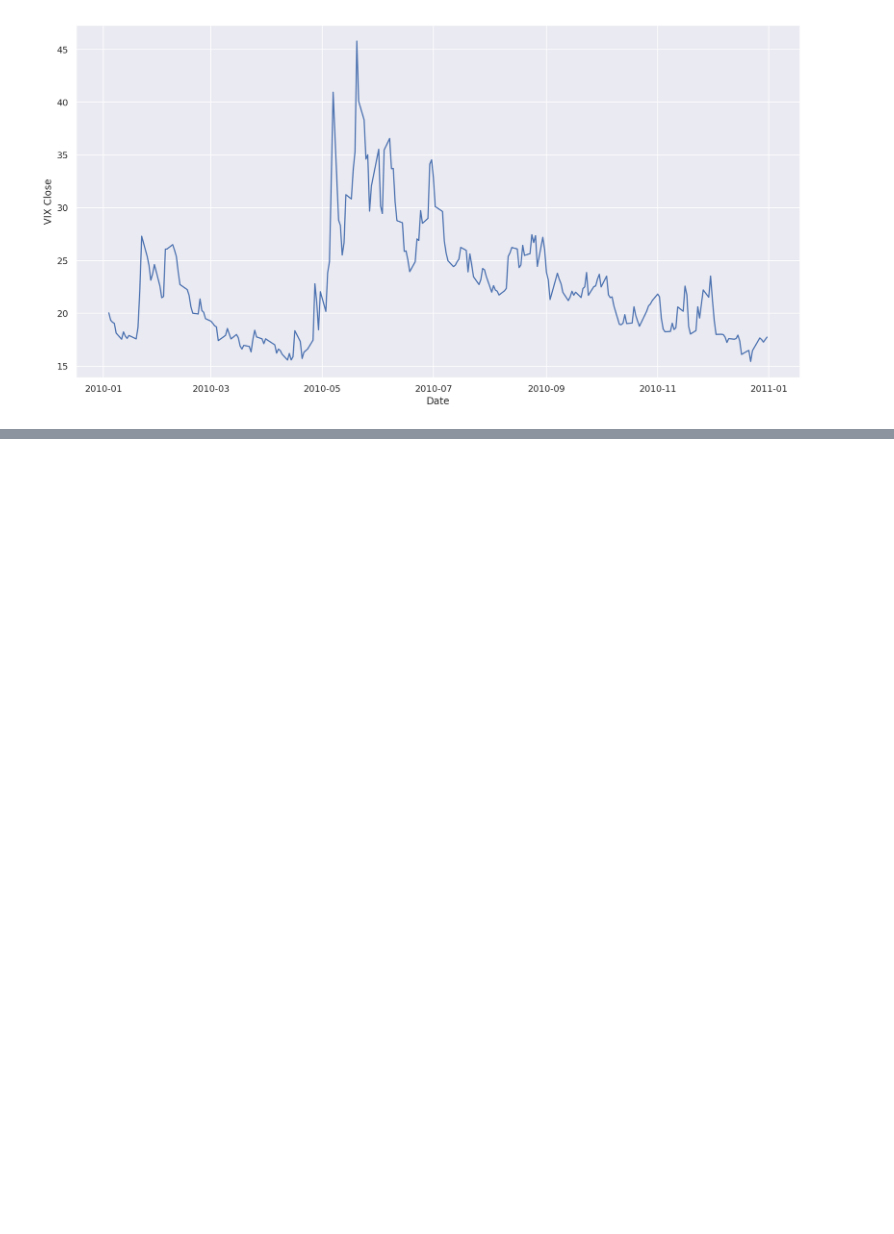
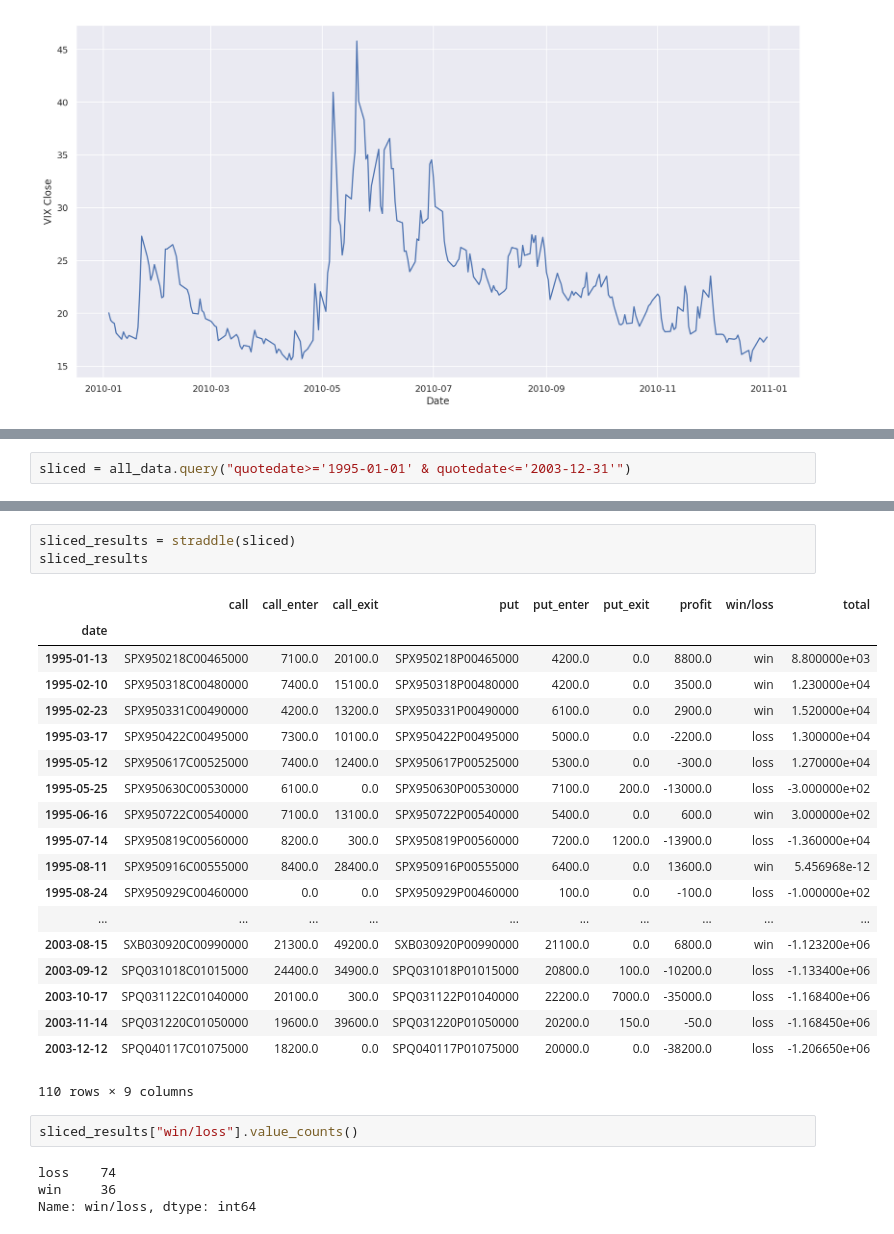
Before and after one commit to lambdaclass/finance_playground, a Jupyter notebook: notebooks/0.3-metdinov-exploring-options-strategies.ipynb, the cells around one changed output, grey strips where cells are left out. Cells and saved outputs as stored; diff of their text form; blank space fills up the shorter version.

```diff
--- a/notebooks/0.3-metdinov-exploring-options-strategies.ipynb
+++ b/notebooks/0.3-metdinov-exploring-options-strategies.ipynb
@@ -160,0 +226,2 @@ sns.lineplot(x=vix_2010.index, y="VIX Close", data=vix_2010)
+# %%
+sliced = all_data.query("quotedate>='1995-01-01' & quotedate<='2003-12-31'")
@@ -160,0 +246,29 @@ sns.lineplot(x=vix_2010.index, y="VIX Close", data=vix_2010)
+# %%
+sliced_results = straddle(sliced)
+sliced_results
+# %% [output]
+|  | call | call_enter | call_exit | put | put_enter | put_exit | profit | win/loss | total |
+| date |  |  |  |  |  |  |  |  |  |
+| 1995-01-13 | SPX950218C00465000 | 7100.0 | 20100.0 | SPX950218P00465000 | 4200.0 | 0.0 | 8800.0 | win | 8.800000e+03 |
+| 1995-02-10 | SPX950318C00480000 | 7400.0 | 15100.0 | SPX950318P00480000 | 4200.0 | 0.0 | 3500.0 | win | 1.230000e+04 |
+| 1995-02-23 | SPX950331C00490000 | 4200.0 | 13200.0 | SPX950331P00490000 | 6100.0 | 0.0 | 2900.0 | win | 1.520000e+04 |
+| 1995-03-17 | SPX950422C00495000 | 7300.0 | 10100.0 | SPX950422P00495000 | 5000.0 | 0.0 | -2200.0 | loss | 1.300000e+04 |
+| 1995-05-12 | SPX950617C00525000 | 7400.0 | 12400.0 | SPX950617P00525000 | 5300.0 | 0.0 | -300.0 | loss | 1.270000e+04 |
+| 1995-05-25 | SPX950630C00530000 | 6100.0 | 0.0 | SPX950630P00530000 | 7100.0 | 200.0 | -13000.0 | loss | -3.000000e+02 |
+| 1995-06-16 | SPX950722C00540000 | 7100.0 | 13100.0 | SPX950722P00540000 | 5400.0 | 0.0 | 600.0 | win | 3.000000e+02 |
+| 1995-07-14 | SPX950819C00560000 | 8200.0 | 300.0 | SPX950819P00560000 | 7200.0 | 1200.0 | -13900.0 | loss | -1.360000e+04 |
+| 1995-08-11 | SPX950916C00555000 | 8400.0 | 28400.0 | SPX950916P00555000 | 6400.0 | 0.0 | 13600.0 | win | 5.456968e-12 |
+| 1995-08-24 | SPX950929C00460000 | 0.0 | 0.0 | SPX950929P00460000 | 100.0 | 0.0 | -100.0 | loss | -1.000000e+02 |
+| ... | ... | ... | ... | ... | ... | ... | ... | ... | ... |
+| 2003-08-15 | SXB030920C00990000 | 21300.0 | 49200.0 | SXB030920P00990000 | 21100.0 | 0.0 | 6800.0 | win | -1.123200e+06 |
+| 2003-09-12 | SPQ031018C01015000 | 24400.0 | 34900.0 | SPQ031018P01015000 | 20800.0 | 100.0 | -10200.0 | loss | -1.133400e+06 |
+| 2003-10-17 | SPQ031122C01040000 | 20100.0 | 300.0 | SPQ031122P01040000 | 22200.0 | 7000.0 | -35000.0 | loss | -1.168400e+06 |
+| 2003-11-14 | SPQ031220C01050000 | 19600.0 | 39600.0 | SPQ031220P01050000 | 20200.0 | 150.0 | -50.0 | loss | -1.168450e+06 |
+| 2003-12-12 | SPQ040117C01075000 | 18200.0 | 0.0 | SPQ040117P01075000 | 20000.0 | 0.0 | -38200.0 | loss | -1.206650e+06 |
+110 rows × 9 columns
+# %%
+sliced_results["win/loss"].value_counts()
+# %% [output]
+loss    74
+win     36
+Name: win/loss, dtype: int64
```
Also changed, not shown: parts of 17 cells of this notebook, 1 other file.
